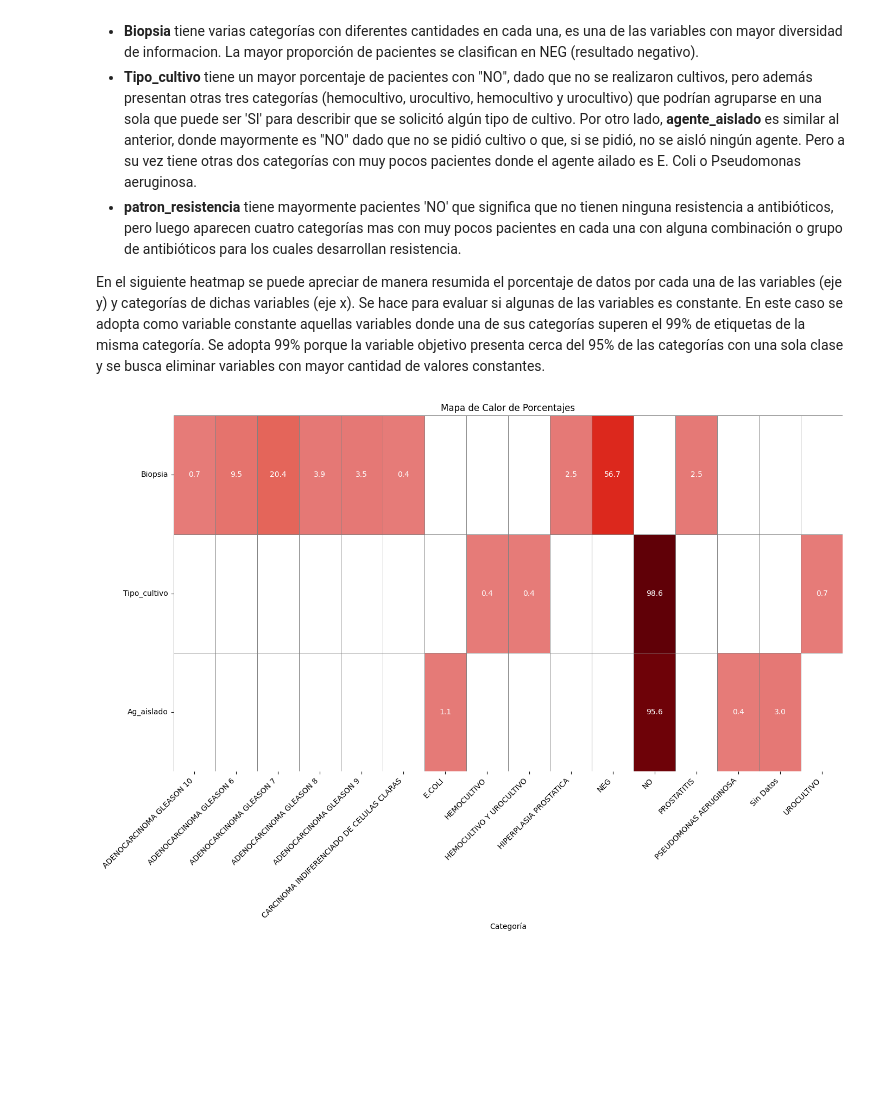
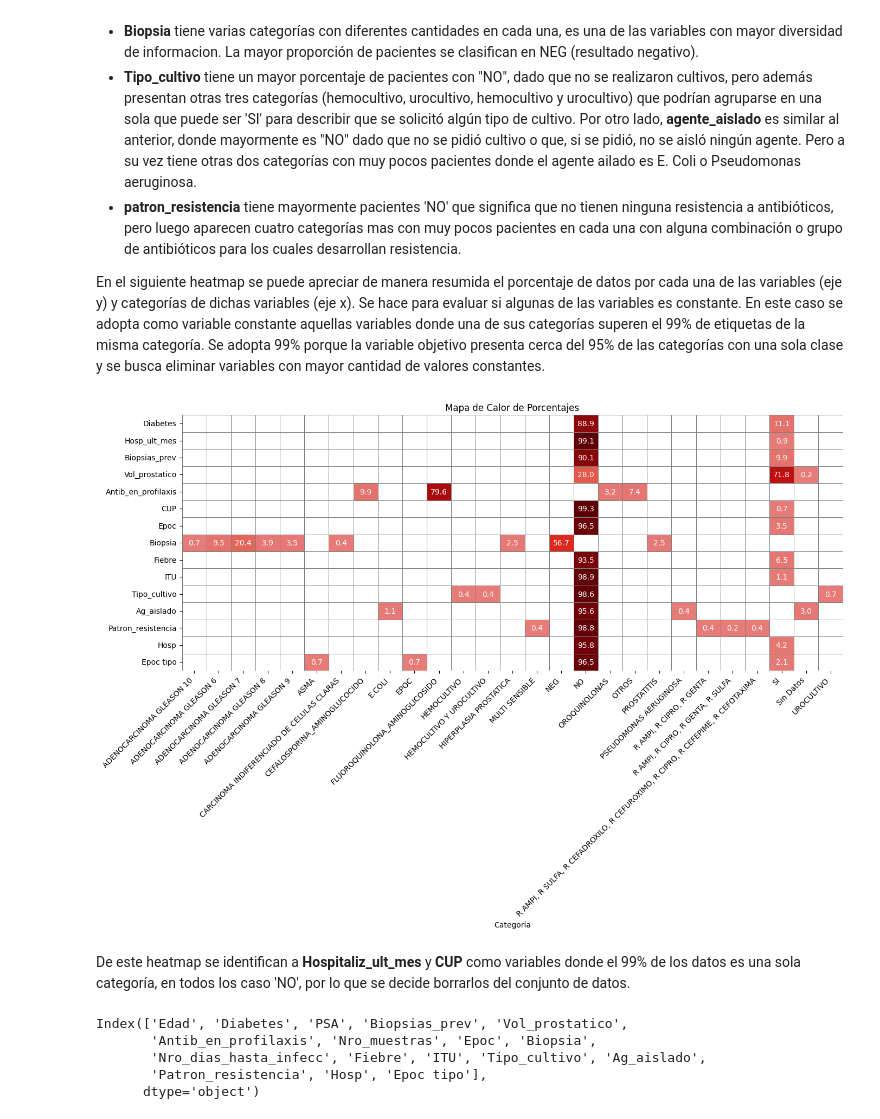
Before and after one commit to SebastianGSVV/Integrador_M6, a Jupyter notebook: Integrador_M6.ipynb, the cells around one changed output. Cells and saved outputs as stored; diff of their text form; code cells hidden in the pictures; blank space fills up the shorter version.

```diff
--- a/Integrador_M6.ipynb
+++ b/Integrador_M6.ipynb
@@ -371,7 +372,66 @@ for c in df.select_dtypes(include=['object', 'category']):
 * **patron_resistencia** tiene mayormente pacientes 'NO' que significa que no tienen ninguna resistencia a antibióticos, pero luego aparecen cuatro categorías mas con muy pocos pacientes en cada una con alguna combinación o grupo de antibióticos para los cuales desarrollan resistencia.
 
 En el siguiente heatmap se puede apreciar de manera resumida el porcentaje de datos por cada una de las variables (eje y) y categorías de dichas variables (eje x). Se hace para evaluar si algunas de las variables es constante. En este caso se adopta como variable constante aquellas variables donde una de sus categorías superen el 99% de etiquetas de la misma categoría. Se adopta 99% porque la variable objetivo presenta cerca del 95% de las categorías con una sola clase y se busca eliminar variables con mayor cantidad de valores constantes.
-# %%
-herramientas.heatmap_categoricas(df)
-# %% [output]
-[figure, removed]
+# %%
+# Crea un dataframe de resumen
+summary_df = pd.DataFrame()
+
+# Iterar a través de cada columna en el DataFrame original
+for column in df.columns:
+    # Verificar si la columna es de tipo 'object'
+    if df[column].dtype == 'object' or df[column].dtype == 'category':
+        # Obtener las categorías únicas y sus recuentos
+        category_counts = df[column].value_counts(normalize=True)
+
+        # Crear un DataFrame temporal para esta columna
+        temp_df = pd.DataFrame({
+            'Categoría': category_counts.index,
+            column: category_counts.values * 100
+        })
+
+        # Establecer la columna 'Categoría' como índice para el DataFrame temporal
+        temp_df.set_index('Categoría', inplace=True)
+
+        # Unir el DataFrame temporal al resumen general
+        summary_df = pd.concat([summary_df, temp_df], axis=1, sort=True)
+
+# Reemplazar los valores NaN con "null"
+summary_df = summary_df.fillna(-1)
+
+# crea la visualización
+plt.figure(figsize=(14, 10))
+
+# Crear una escala de colores personalizada
+def custom_cmap(value, alpha=1.0):
+    if value == -1:
+        return (1, 1, 1, alpha)  # Blanco para el valor -1
+    else:
+        color = plt.get_cmap('Reds')(value / 100)
+        adjusted_color = (color[0] * 0.9, color[1] * 0.5, color[2] * 0.5, alpha)
+        return adjusted_color
+
+num_colors = 100
+cmap = LinearSegmentedColormap.from_list(
+    'custom_cmap', [custom_cmap(i) for i in range(-1, num_colors + 1)], num_colors + 2)
+
+ax = sns.heatmap(summary_df.transpose(), cmap=cmap, vmin=-1, vmax=num_colors, square=False,
+                annot=True, fmt=".1f", cbar=False, annot_kws={"color": "white"},
+                linewidths=0.5, linecolor='grey')
+plt.title("Mapa de Calor de Porcentajes")
+plt.xticks(rotation=45, ha="right")
+plt.yticks(rotation=0)
+plt.tight_layout()
+plt.show()
+# %% [output]
+[figure, added]
+# %% [markdown]
+De este heatmap se identifican a **Hospitaliz_ult_mes** y **CUP** como variables donde el 99% de los datos es una sola categoría, en todos los caso 'NO', por lo que se decide borrarlos del conjunto de datos.
+# %%
+df = df.drop(['Hosp_ult_mes','CUP'], axis=1)
+df.columns
+# %% [output]
+Index(['Edad', 'Diabetes', 'PSA', 'Biopsias_prev', 'Vol_prostatico',
+       'Antib_en_profilaxis', 'Nro_muestras', 'Epoc', 'Biopsia',
+       'Nro_dias_hasta_infecc', 'Fiebre', 'ITU', 'Tipo_cultivo', 'Ag_aislado',
+       'Patron_resistencia', 'Hosp', 'Epoc tipo'],
+      dtype='object')
```
Also changed, not shown: parts of 12 cells of this notebook, 1 other file.
